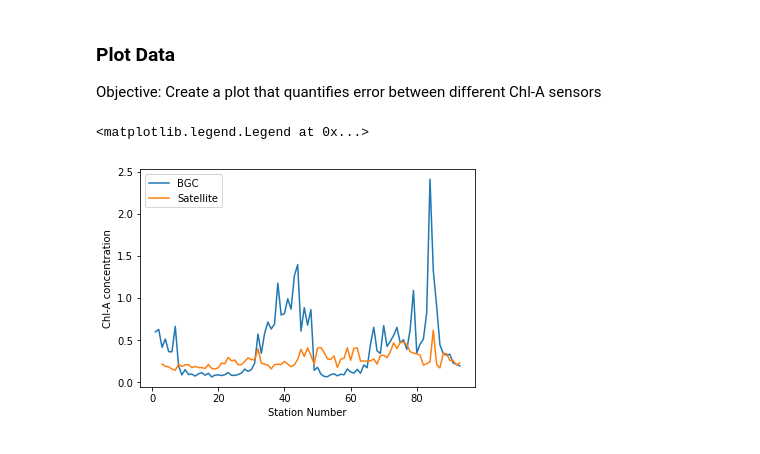
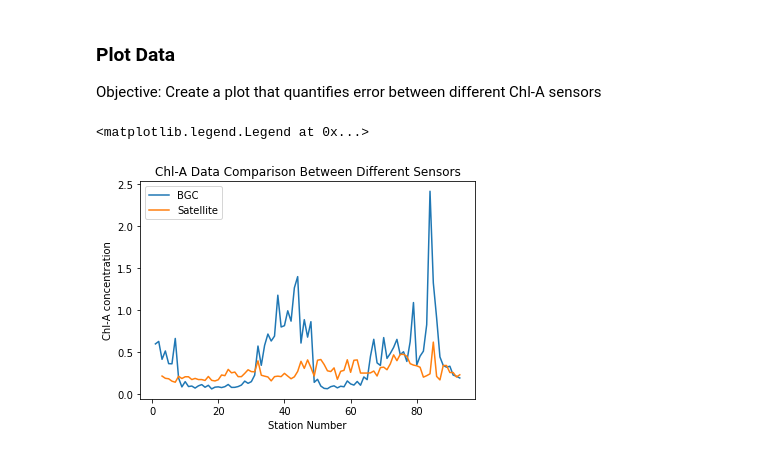
Before and after one commit to AmyPhung/chl-a-comparison, a Jupyter notebook: Workbook4.ipynb, the cells around one changed output. Drawn from its saved outputs; the diff is of its cells as text; code cells hidden in the pictures.

```diff
--- a/Workbook4.ipynb
+++ b/Workbook4.ipynb
@@ -17,8 +24,7 @@ bgc_df.dropna(axis=1, how='all', inplace=True) # Remove unused columns
 bgc_df.dropna(inplace=True) # Drop points missing chlorophyll values
 bgc_df.drop_duplicates(inplace=True) # Drop duplicates (for some reason stations 1-9 like to duplicate)
 bgc_df["Station Num"]=range(1,len(bgc_df)+1) # Add in column with station numbers
-bgc_chl_a = "Integral_0 { Chlorophyll-A (original) } * d_Pressure (original) [mg m~^-~^3 * decibar] @ Pressure (original) [decibar]=20.0"
-bgc_df[bgc_chl_a]=bgc_df[bgc_chl_a]/20. # Normalize chlorophyll data
+bgc_df[BGC_CHL_A_NAME]=bgc_df[BGC_CHL_A_NAME]/20. # Normalize chlorophyll data
 
 bgc_df["Overall Day Num"] = bgc_df["Time [yr]"].astype(int) * 365 + bgc_df["Day of Year"] # Add in column with total days
 bgc_df.head()
@@ -193,37 +183,2 @@ findNearestValue(-31.509, 180.895, 736685, sat_df)
 # %% [markdown]
 ### Create Compiled Dataset
-# %%
-# TODO: Find a better data structure for this
-
-compiled_df = pd.DataFrame(columns=["Station Num", "Overall Day Num", "BGC Lat", "BGC Long", "BGC Chl-A", "Sat Chl-A"])
-station_num_lt = []
-day_num_lt = []
-bgc_lat_lt = []
-bgc_long_lt = []
-bgc_chl_lt = []
-sat_chl_lt = []
-
-
-for i in range(0,len(bgc_df)): # For each station in BGC dataset
-    stn = bgc_df.iloc[i]
-    station_num_lt.append(stn["Station Num"])
-    day_num_lt.append(stn["Overall Day Num"])
-    bgc_lat_lt.append(stn["Latitude [degrees_north]"])
-    bgc_long_lt.append(stn["Longitude [degrees_east]"])
-    bgc_chl_lt.append(stn[bgc_chl_a])
-    #print(findNearestValue(stn["Latitude [degrees_north]"], stn["Longitude [degrees_east]"], stn["Overall Day Num"], sat_df))
-    sat_chl_lt.append(findNearestValue(stn["Latitude [degrees_north]"], stn["Longitude [degrees_east]"], stn["Overall Day Num"], sat_df))
-
-    print("Station: " + str(i))
-    output = findNearestValue(stn["Latitude [degrees_north]"], stn["Longitude [degrees_east]"], stn["Overall Day Num"], sat_df)
-    print(stn["Latitude [degrees_north]"])
-    print(stn["Longitude [degrees_east]"])
-    print(stn["Overall Day Num"])
-    print(output)
-
-compiled_df["Station Num"] = station_num_lt
-compiled_df["Overall Day Num"] = day_num_lt
-compiled_df["BGC Lat"] = bgc_lat_lt
-compiled_df["BGC Long"] = bgc_long_lt
-compiled_df["BGC Chl-A"] = bgc_chl_lt
-compiled_df["Sat Chl-A"] = sat_chl_lt
@@ -251,20 +239,19 @@ Objective: Create a plot that quantifies error between different Chl-A sensors
 # %%
 # TODO: Make this object-oriented
 plt.plot(compiled_df["Station Num"], compiled_df["BGC Chl-A"])
 
 
-
-# TODO: make this better
-# TODO: Debug misc NaN values
+# TODO: make this prettier
 # TODO: Finish converting .nc to .txt files
 # compiled_df["Sat Chl-A"]
-compile2 = compiled_df.dropna()
+compile2 = compiled_df.dropna() # Temporary - currently used to filter na values, will be fixed once all data is loaded
 plt.plot(compile2["Station Num"], compile2["Sat Chl-A"])
 # compile2
 
+plt.title("Chl-A Data Comparison Between Different Sensors")
 plt.xlabel("Station Number")
 plt.ylabel("Chl-A concentration")
 plt.legend(["BGC", "Satellite"])
 # %% [output]
 <matplotlib.legend.Legend at 0x...>
-[figure, old version]
+[figure, new version]
```
Also changed, not shown: parts of 13 cells of this notebook.
